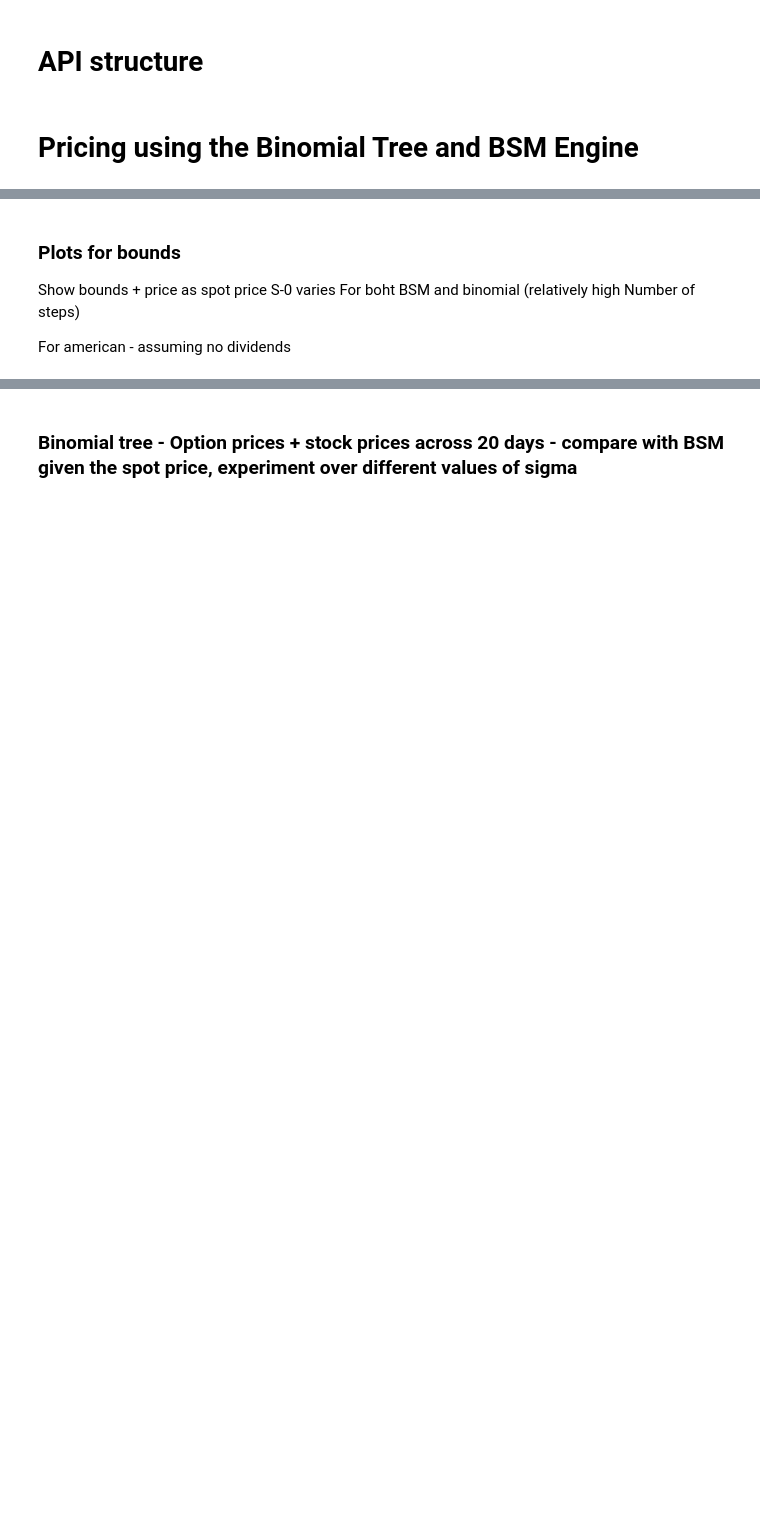
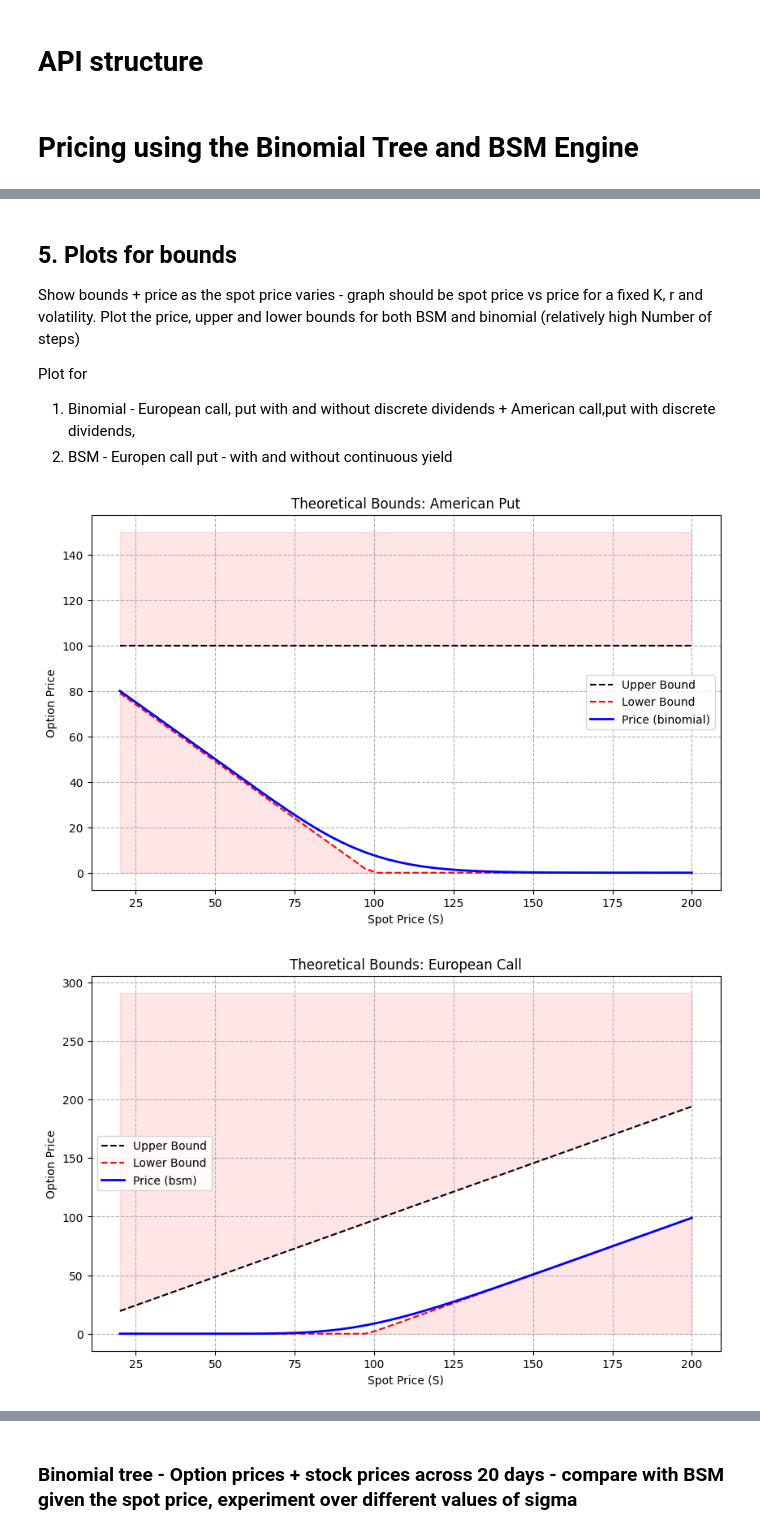
Before and after one commit to Sakii0912/Options_Pricing_Engine, a Jupyter notebook: notebooks/BSM_Binomial.ipynb, the cells around one changed output, grey strips where cells are left out. Cells and saved outputs as stored; diff of their text form; code cells hidden in the pictures; blank space fills up the shorter version.

```diff
--- a/notebooks/BSM_Binomial.ipynb
+++ b/notebooks/BSM_Binomial.ipynb
@@ -29,8 +144,22 @@ INCLUDE IMPORTANT = deep ITM European Puts
 # %% [markdown]
-### Plots for bounds
+## 5. Plots for bounds
 
-Show bounds + price as spot price S-0 varies
-For boht BSM and binomial (relatively high Number of steps)
+Show bounds + price as the spot price varies - graph should be spot price vs price for a fixed K, r and volatility. Plot the price, upper and lower bounds
+for both BSM and binomial (relatively high Number of steps)
 
-For american - assuming no dividends
+Plot for
+1. Binomial - European call, put with and without discrete dividends + American call,put with discrete dividends,
+2. BSM - Europen call put - with and without continuous yield
+# %%
+spot_range = np.linspace(20, 200, 50)
+
+# 1. Binomial - American Put with discrete dividends
+plot_price_bounds(am_put, market_div, spot_range, engine="binomial", steps=150)
+
+# 2. BSM - European Call with continuous yield
+market_yield = MarketData(spot=100.0, rate=0.05, volatility=0.2, dividend_yield=0.03)
+plot_price_bounds(eur_call, market_yield, spot_range, engine="bsm")
+# %% [output]
+[figure, added]
+[figure, added]
 # %% [markdown]
```
Also changed, not shown: parts of 12 cells of this notebook, 3 other files.
